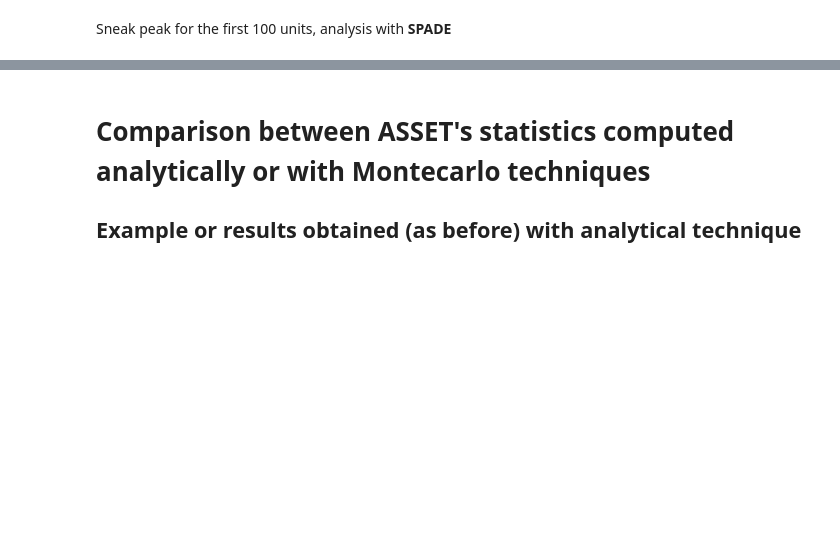
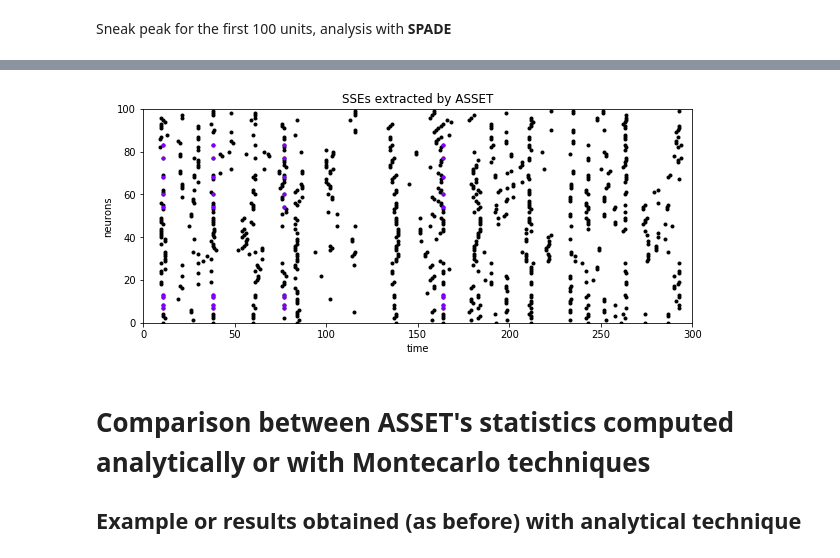
Before and after one commit to stellalessandra/pcp_use_cases, a Jupyter notebook: ASSET/asset_analysis_JN.ipynb, the cells around one changed output, grey strips where cells are left out. Saved outputs shown, nothing was run; the diff lists cells and outputs as text; code cells hidden in the pictures; blank space fills up the shorter version.

```diff
--- a/ASSET/asset_analysis_JN.ipynb
+++ b/ASSET/asset_analysis_JN.ipynb
@@ -222,31 +265,32 @@ stps = np.load('../../spade_fmri/100/spade_res100.npy').item()
 # %%
 import matplotlib
 # plotting of the SSEs found in the data
 inch2cm = 0.3937
 fig1 = plt.figure(figsize=(25*inch2cm, 10*inch2cm))
 ax1 = fig1.add_subplot(111)
-number_stps = len(stps.keys())
-colors = matplotlib.cm.rainbow(np.linspace(0,1,number_sses))
+number_stps = len(stps)
+colors = plt.cm.rainbow(np.linspace(0,1,number_stps))
 sts = sts[0:100]
 for i, st in enumerate(sts):
     for n in st:
         ax1.set_xlim(0, 300)
         ax1.set_ylim(-0.1, 100.1)
         ax1.set_xlabel('time')
         ax1.set_ylabel('neurons')
-        ax1.plot(n, i, '.', color='c')
-for index_sse in range(1, number_sses):
-    # number_repetitions = len(sse[index_sse])
-    for key, value in sse[index_sse].items():
-        for bin_item in key:
-            for neuron in value:
-                ax1.set_xlim(0, 300)
-                ax1.set_ylim(-0.1, 100.1)
-                ax1.set_xlabel('time')
-                ax1.set_ylabel('neurons')
-                ax1.set_title('SSEs extracted by ASSET')
-                ax1.plot(bin_item, neuron, '.', color=colors[index_sse])
+        ax1.plot(n, i, '.', color='k')
+for index_stps in range(0, number_stps):
+    for bins in stps[index_stps]['times']:
+        for neuron in stps[index_stps]['neurons']:
+            ax1.set_xlim(0, 300)
+            ax1.set_ylim(-0.1, 100.1)
+            ax1.set_xlabel('time')
+            ax1.set_ylabel('neurons')
+            ax1.set_title('SSEs extracted by ASSET')
+            ax1.plot(bins, neuron, '.', color=colors[index_stps])
 plt.show()
+fig1.savefig('../../spade_fmri/100/spade_results%i.png' % number_of_channels)
+# %% [output]
+[figure, added]
 # %% [markdown]
 # Comparison between ASSET's statistics computed analytically or with Montecarlo techniques
 
```
Also changed, not shown: parts of 42 cells of this notebook.
